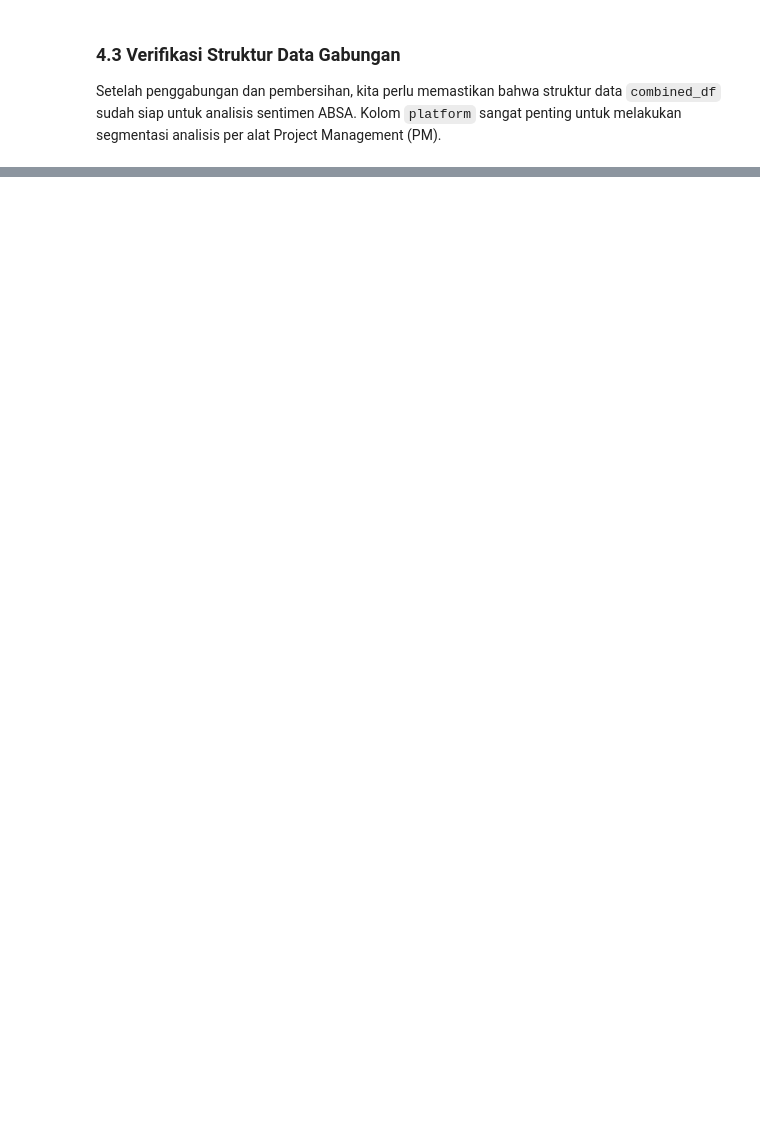
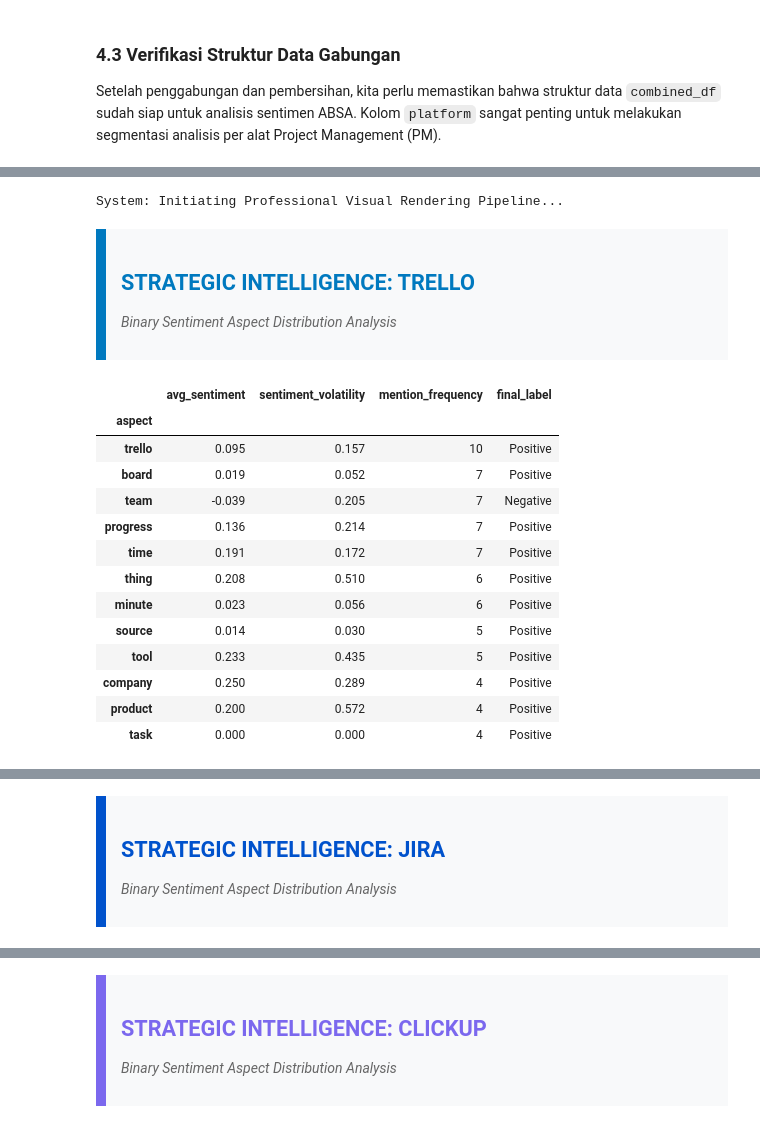
Before and after one commit to LatiefDataVisionary/pm-tools-absa-analysis, a Jupyter notebook: notebook/absa_x.ipynb, the cells around one changed output, grey strips where cells are left out. Saved outputs shown, nothing was run; the diff lists cells and outputs as text; code cells hidden in the pictures; blank space fills up the shorter version.

Commit message:
5. Aspect-Based Sentiment Analysis (ABSA)

```diff
--- a/notebook/absa_x.ipynb
+++ b/notebook/absa_x.ipynb
@@ -767,0 +871,74 @@ Anda dapat melakukan hal yang sama untuk 'jira' dan 'clickup' untuk melakukan an
+# %%
+from IPython.display import display, HTML
+
+def style_strategic_report(df, platform_name):
+    """
+    Menerapkan styling profesional berbasis HTML/CSS untuk laporan ABSA.
+    """
+    brand_colors = {
+        'TRELLO': '#0079BF',
+        'JIRA': '#0052CC',
+        'CLICKUP': '#7B68EE'
+    }
+    color = brand_colors.get(platform_name.upper(), '#333')
+
+    header_html = f"""
+    <div style='border-left: 10px solid {color}; padding: 15px; background-color: #f8f9fa; margin: 20px 0;'>
+        <h2 style='color: {color}; margin: 0; font-family: sans-serif;'>STRATEGIC INTELLIGENCE: {platform_name.upper()}</h2>
+        <p style='margin: 5px 0 0 0; color: #666; font-style: italic;'>Binary Sentiment Aspect Distribution Analysis</p>
+    </div>
+    """
+
+    def color_sentiment(val):
+        color_text = '#28a745' if val == 'Positive' else '#dc3545'
+        return f'color: {color_text}; font-weight: bold;'
+
+    def highlight_score(val):
+        weight = 'bold' if abs(val) > 0.3 else 'normal'
+        return f'font-weight: {weight};'
+
+    # Update: Using .map instead of .applymap to avoid FutureWarnings
+    styled_df = df.style\
+        .map(color_sentiment, subset=['final_label'])\
+        .map(highlight_score, subset=['avg_sentiment'])\
+        .format({'avg_sentiment': '{:.3f}', 'sentiment_volatility': '{:.3f}'})\
+        .set_table_styles([
+            {'selector': 'th', 'props': [('background-color', color), ('color', 'white'), ('font-family', 'sans-serif')]},
+            {'selector': 'td', 'props': [('font-family', 'monospace')]}
+        ])
+
+    display(HTML(header_html))
+    display(styled_df)
+    display(HTML("<div style='margin-bottom: 40px; border-bottom: 2px solid #eee;'></div>"))
+
+platforms = ['trello', 'jira', 'clickup']
+strategic_insights = {}
+
+print("System: Initiating Professional Visual Rendering Pipeline...\n")
+
+for p in platforms:
+    report = analyze_platform_intelligence(combined_df, p)
+
+    if report is not None:
+        strategic_insights[p] = report
+        style_strategic_report(report.head(12), p)
+    else:
+        display(HTML(f"<p style='color: orange;'><b>Warning:</b> Insufficient data for platform {p.upper()}</p>"))
+# %% [output]
+System: Initiating Professional Visual Rendering Pipeline...
+STRATEGIC INTELLIGENCE: TRELLO
+Binary Sentiment Aspect Distribution Analysis
+|  | avg_sentiment | sentiment_volatility | mention_frequency | final_label |
+| aspect |  |  |  |  |
+| trello | 0.095 | 0.157 | 10 | Positive |
+| board | 0.019 | 0.052 | 7 | Positive |
+| team | -0.039 | 0.205 | 7 | Negative |
+| progress | 0.136 | 0.214 | 7 | Positive |
+| time | 0.191 | 0.172 | 7 | Positive |
+| thing | 0.208 | 0.510 | 6 | Positive |
+| minute | 0.023 | 0.056 | 6 | Positive |
+| source | 0.014 | 0.030 | 5 | Positive |
+| tool | 0.233 | 0.435 | 5 | Positive |
+| company | 0.250 | 0.289 | 4 | Positive |
+| product | 0.200 | 0.572 | 4 | Positive |
+| task | 0.000 | 0.000 | 4 | Positive |
@@ -767,0 +946,2 @@ Anda dapat melakukan hal yang sama untuk 'jira' dan 'clickup' untuk melakukan an
+STRATEGIC INTELLIGENCE: JIRA
+Binary Sentiment Aspect Distribution Analysis
@@ -767,0 +963,2 @@ Anda dapat melakukan hal yang sama untuk 'jira' dan 'clickup' untuk melakukan an
+STRATEGIC INTELLIGENCE: CLICKUP
+Binary Sentiment Aspect Distribution Analysis
```
Also changed, not shown: parts of 7 cells of this notebook.
